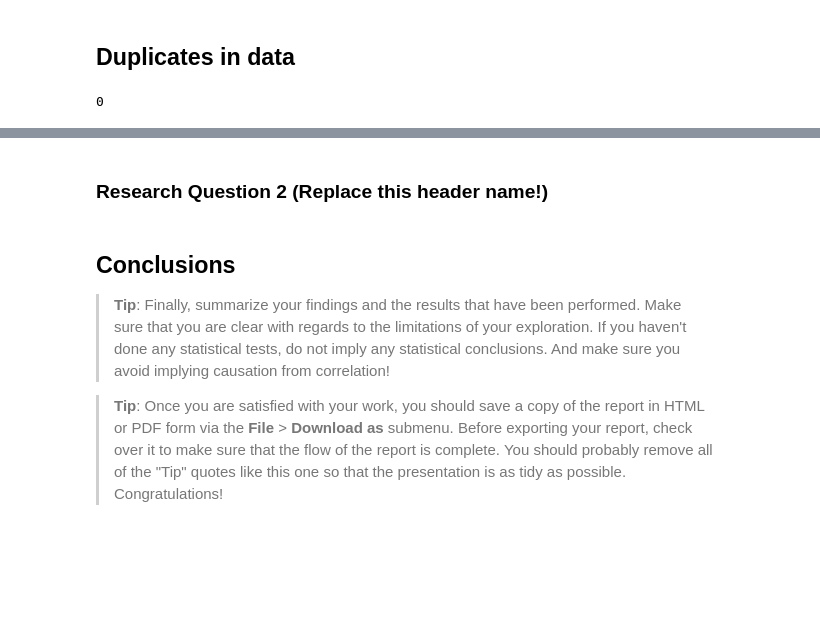
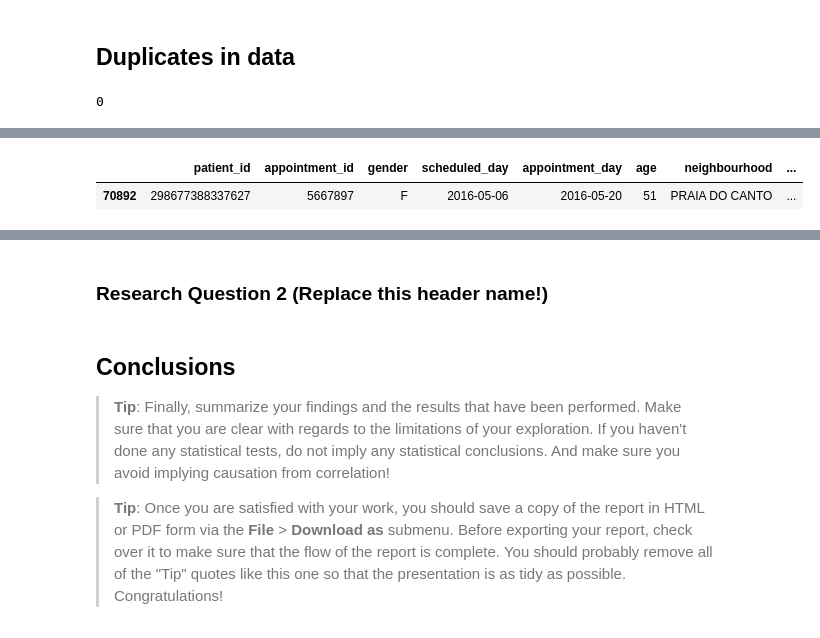
Before and after one commit to dishankkalra23/Medical-Appointment-No-Shows, a Jupyter notebook: Medical_Appointment_No_Shows.ipynb, the cells around one changed output, grey strips where cells are left out. Drawn from its saved outputs; the diff is of its cells as text; code cells hidden in the pictures; blank space fills up the shorter version.

```diff
--- a/Medical_Appointment_No_Shows.ipynb
+++ b/Medical_Appointment_No_Shows.ipynb
@@ -242,0 +266,5 @@ df.duplicated().sum()
+# %%
+df.sample()
+# %% [output]
+|  | patient_id | appointment_id | gender | scheduled_day | appointment_day | age | neighbourhood | ... |
+| 70892 | 298677388337627 | 5667897 | F | 2016-05-06 | 2016-05-20 | 51 | PRAIA DO CANTO | ... |
```
Also changed, not shown: parts of 29 cells of this notebook.
